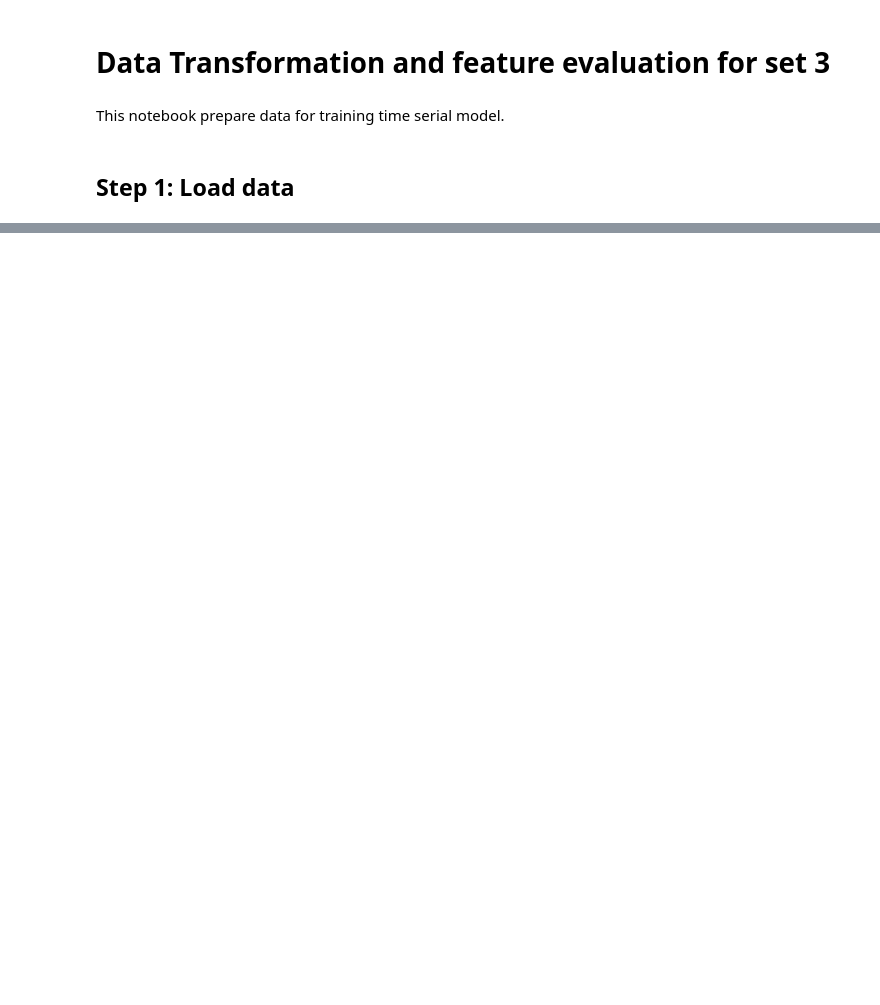
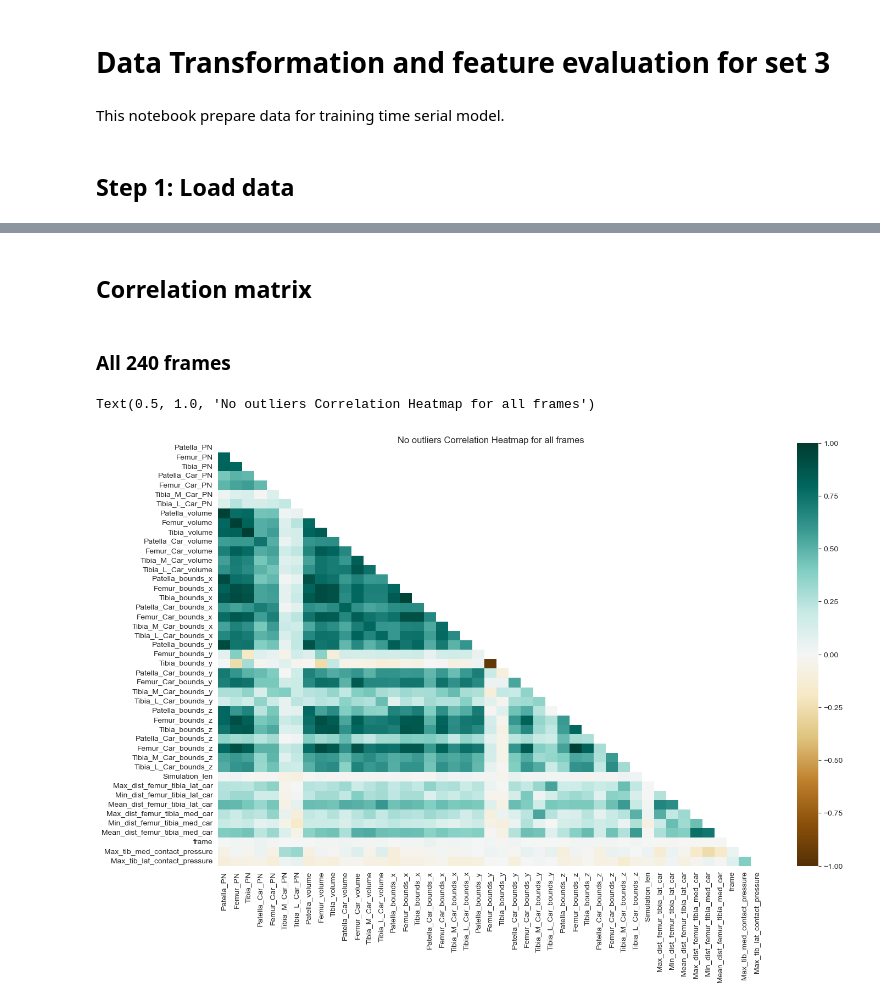
Before and after one commit to cs481-ekh/f22-ai-cbl, a Jupyter notebook: notebooks/data_transformation_and_feature_eval_set3.ipynb, the cells around one changed output, grey strips where cells are left out. Saved outputs shown, nothing was run; the diff lists cells and outputs as text; code cells hidden in the pictures; blank space fills up the shorter version.

```diff
--- a/notebooks/data_transformation_and_feature_eval_set3.ipynb
+++ b/notebooks/data_transformation_and_feature_eval_set3.ipynb
@@ -75,0 +129,3 @@ WindowsPath('D:/University/Classes/CS481_Senior_Design_Project/f22-ai-cbl/data/p
+# %%
+test_dataset = remove_outliers(test_dataset)
+train_dataset = remove_outliers(train_dataset)
@@ -75,0 +148,12 @@ WindowsPath('D:/University/Classes/CS481_Senior_Design_Project/f22-ai-cbl/data/p
+# %% [markdown]
+## Correlation matrix
+# %% [markdown]
+###  All 240 frames
+# %%
+plt.figure(figsize=(16, 10))
+mask = np.triu(np.ones_like(train_dataset.corr(), dtype=np.bool))
+heatmap = sns.heatmap(train_dataset.corr(), mask=mask, vmin=-1, vmax=1, annot=False, cmap='BrBG')
+heatmap.set_title('No outliers Correlation Heatmap for all frames', fontdict={'fontsize':12}, pad=0)
+# %% [output]
+Text(0.5, 1.0, 'No outliers Correlation Heatmap for all frames')
+[figure, added]
```
Also changed, not shown: parts of 23 cells of this notebook, 4 other files.
